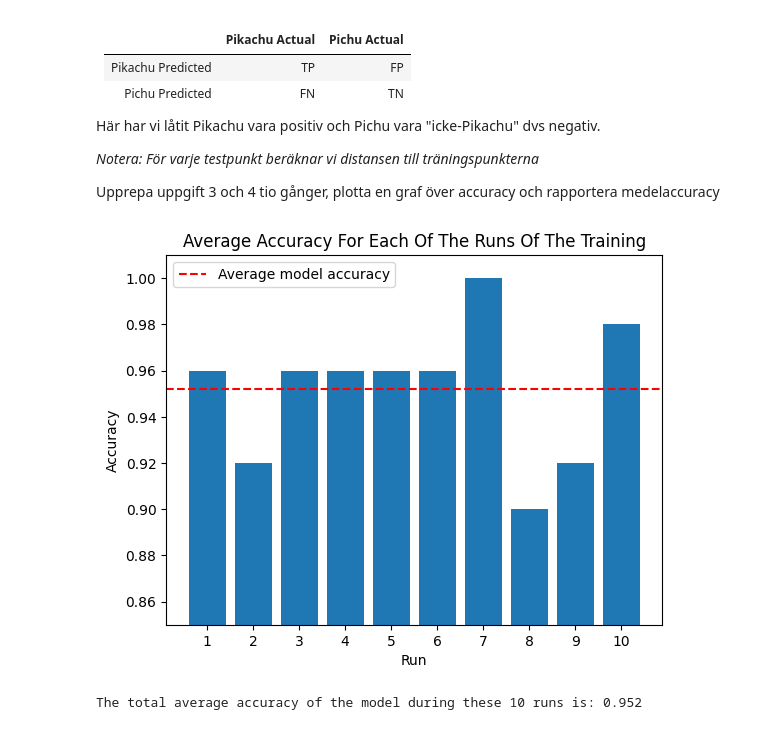
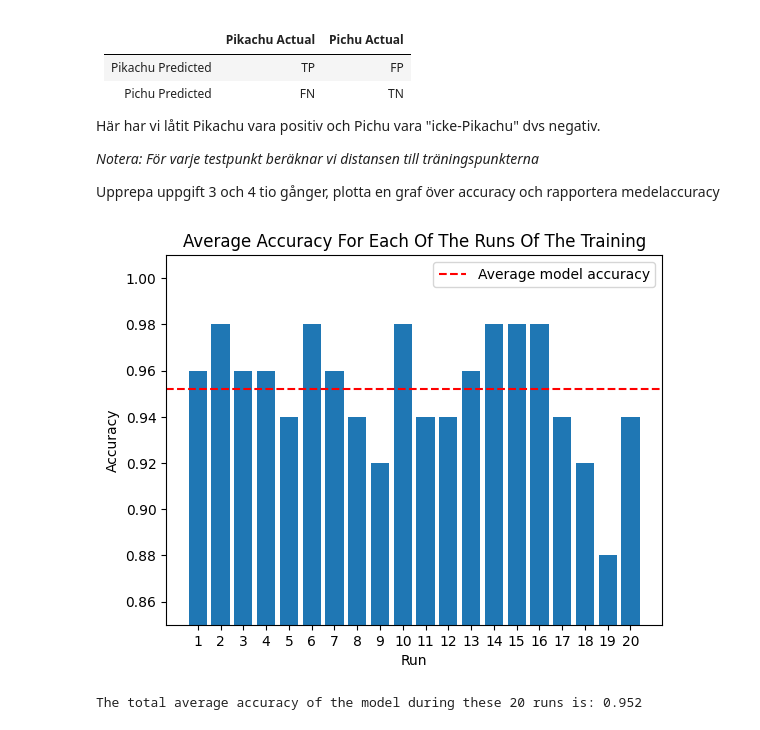
Before and after one commit to Shoresh613/portfolio-mikael-folkesson, a Jupyter notebook: Labb2/Labb2.ipynb, the cells around one changed output. Drawn from its saved outputs; the diff is of its cells as text; code cells hidden in the pictures.

```diff
--- a/Labb2/Labb2.ipynb
+++ b/Labb2/Labb2.ipynb
@@ -137,7 +131,7 @@ Sample with (width, height): (22, 30) classified as Pichu
 
 import sys
 
-def k_nearest_neighbor(test_point, data_points, k: int):
+def k_nearest_neighbor(test_point: tuple, data_points: list, k: int):
     ''' Classifies a test point based on the k nearest data points.
 
     Args:
@@ -253,37 +247,37 @@ Upprepa uppgift 3 och 4 tio gånger, plotta en graf över accuracy och rapporter
 # %%
 tp = 0
 tn = 0
-n=10
+n=20
 total_accuracy = []
 
 for i in range(n):
     training_data, test_data = get_training_and_test_data()
     tp = 0
     tn = 0
 
-    # Classify test_data using the training_data (not the full set), using k nearest neighbor with
-    # k being an odd number to always get correct class
-    for j, td in enumerate(test_data):
+    # Classify test_data using the training_data (not the full set), using k nearest neighbor
+    # with k being an odd number to always get correct class
+    for td in test_data:
         result = k_nearest_neighbor(td,training_data,11)
         # Compare result to actual class
         if result == "Pikachu" and td[2] == 1:
             tp+=1
         if result == "Pichu" and td[2] == 0:
             tn+=1
     run_accuracy = float((tp + tn))/float(len(test_data))
     total_accuracy.append(run_accuracy)
 
 plt.title("Average accuracy for each of the runs of the training".title())
 plt.ylim(0.85, 1.01)
 plt.xlabel("Run")
 plt.ylabel("Accuracy")
 plt.axhline(y=sum(total_accuracy)/len(total_accuracy), color='r', linestyle='--', label='Average model accuracy')
 plt.legend()
 plt.xticks(range(1,n+1))
-plt.bar(range(1,11),total_accuracy)
+plt.bar(range(1,n+1),total_accuracy)
 plt.show()
 
 print(f"The total average accuracy of the model during these {n} runs is: {sum(total_accuracy)/len(total_accuracy):.3}")
 # %% [output]
-[figure, old version]
+[figure, new version]
-The total average accuracy of the model during these 10 runs is: 0.952
+The total average accuracy of the model during these 20 runs is: 0.952
```
Also changed, not shown: parts of 3 cells of this notebook.
